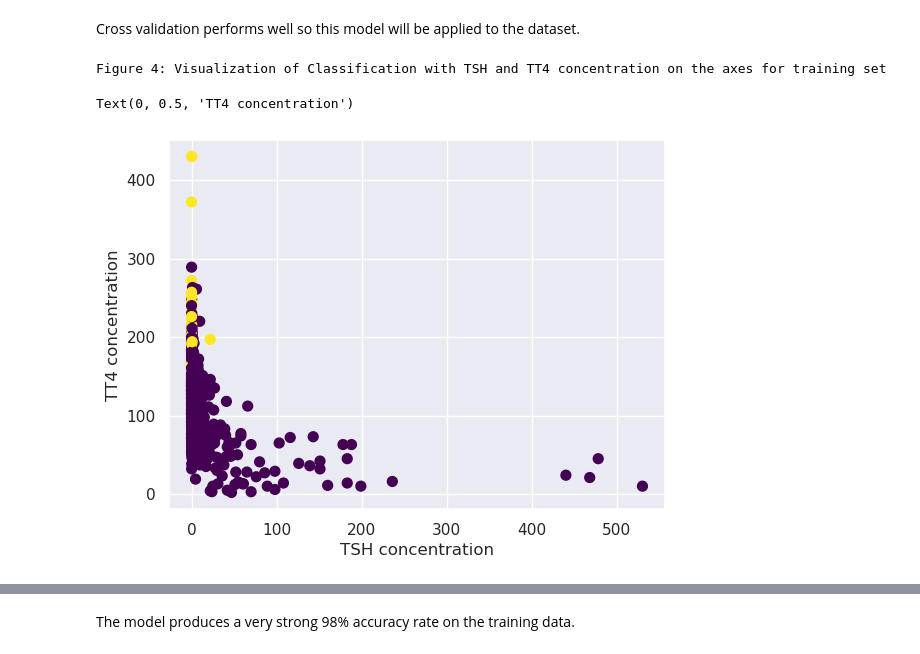
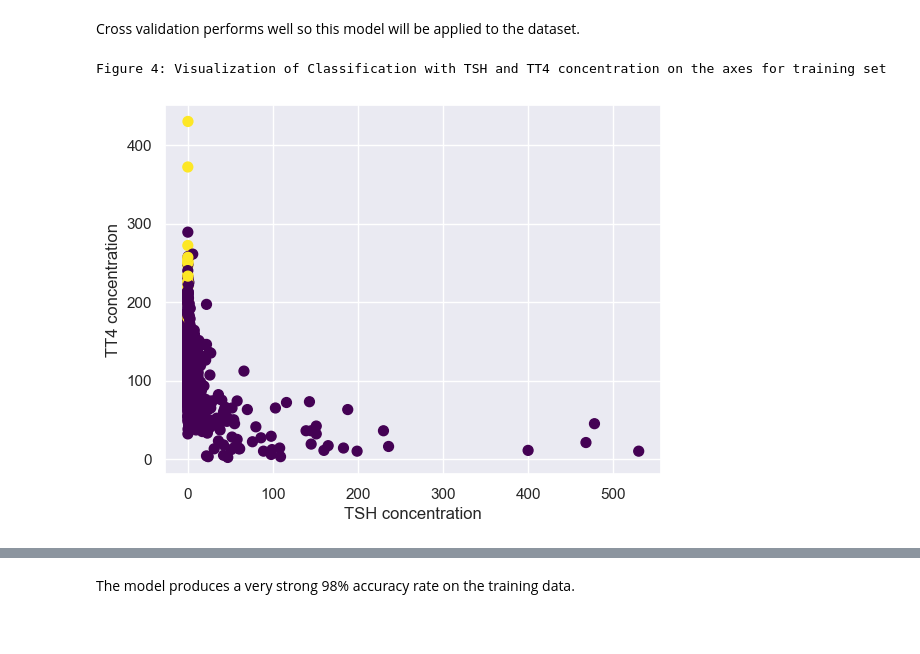
Before and after one commit to DSCI-310-2023/dsci-310-group-17, a Jupyter notebook: analysis.ipynb, the cells around one changed output, grey strips where cells are left out. Drawn from its saved outputs; the diff is of its cells as text; code cells hidden in the pictures.

```diff
--- a/analysis.ipynb
+++ b/analysis.ipynb
@@ -220,11 +222,6 @@ for c in hyper_clean.columns:
 Name: binaryClass, dtype: int64
 # %%
 # Visualizing correlations of numeric features
-print("Figure 1: Correlations of numeric features")
-numeric = hyper_clean[['age', 'TSH', 'TT4', 'T4U', 'FTI']]
-cor = numeric.corr()
-plt.figure(figsize=(20, 10))
-sns.set(font_scale=1)
-sns.heatmap(cor, annot=True, cmap=plt.cm.Blues)
+plot_correlations(hyper_clean)
 # %% [output]
 Figure 1: Correlations of numeric features
@@ -305,13 +302,10 @@ lr.fit(X_train_trans, y_train)
 train_preds = lr.predict(X_train_trans)
 # %%
 print("Figure 4: Visualization of Classification with TSH and TT4 concentration on the axes for training set")
-plt.scatter(X_train["TSH"], X_train["TT4"], c=train_preds, s=50, cmap='viridis')
-plt.xlabel("TSH concentration")
-plt.ylabel("TT4 concentration")
+visualize_classification(X_train, train_preds)
 # %% [output]
 Figure 4: Visualization of Classification with TSH and TT4 concentration on the axes for training set
-Text(0, 0.5, 'TT4 concentration')
-[figure, old version]
+[figure, new version]
 # %%
 accuracy_score(train_preds, y_train)
 # %% [output]
```
Also changed, not shown: parts of 9 cells of this notebook, 2 other files.
